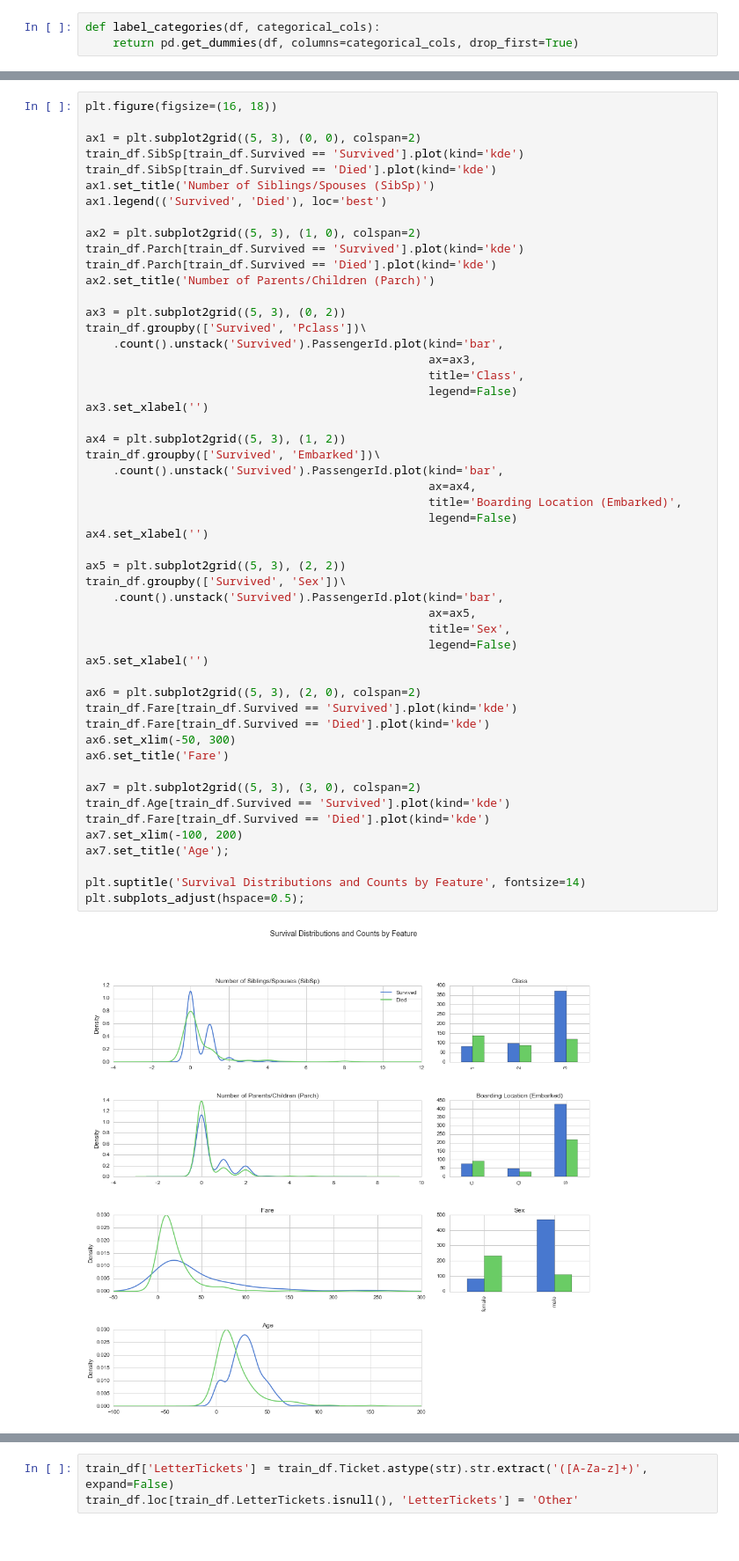
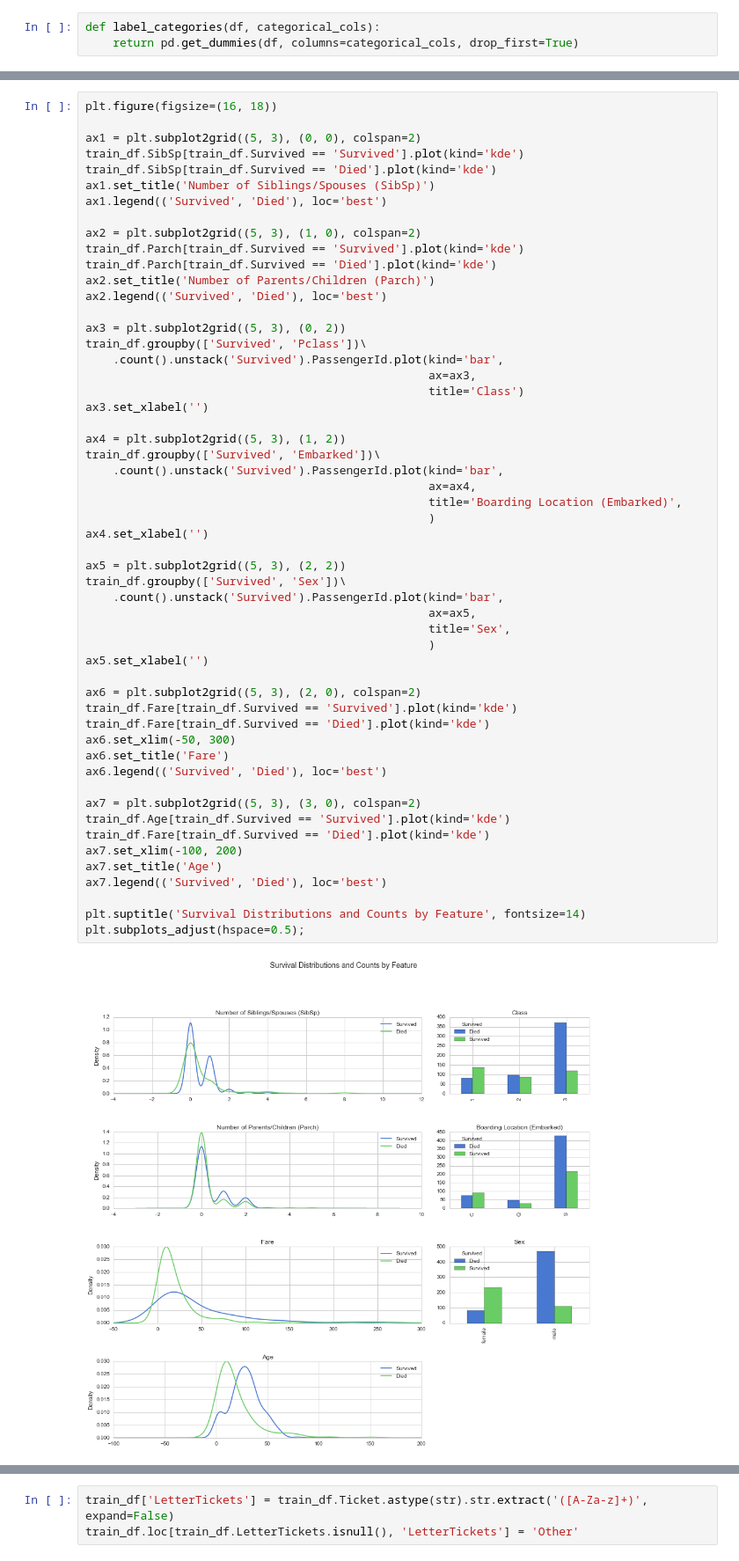
Before and after one commit to bljustice/kaggle, a Jupyter notebook: titanic/titanic_eda.ipynb, the cells around one changed output, grey strips where cells are left out. Shown at 88% size. Cells and saved outputs as stored; diff of their text form.

Commit message:
Added commentary throughout bivariate plots

```diff
--- a/titanic/titanic_eda.ipynb
+++ b/titanic/titanic_eda.ipynb
@@ -172,44 +181,46 @@ ax2 = plt.subplot2grid((5, 3), (1, 0), colspan=2)
 train_df.Parch[train_df.Survived == 'Survived'].plot(kind='kde')
 train_df.Parch[train_df.Survived == 'Died'].plot(kind='kde')
 ax2.set_title('Number of Parents/Children (Parch)')
+ax2.legend(('Survived', 'Died'), loc='best')
 
 ax3 = plt.subplot2grid((5, 3), (0, 2))
 train_df.groupby(['Survived', 'Pclass'])\
     .count().unstack('Survived').PassengerId.plot(kind='bar',
                                                   ax=ax3,
-                                                  title='Class',
-                                                  legend=False)
+                                                  title='Class')
 ax3.set_xlabel('')
 
 ax4 = plt.subplot2grid((5, 3), (1, 2))
 train_df.groupby(['Survived', 'Embarked'])\
     .count().unstack('Survived').PassengerId.plot(kind='bar',
                                                   ax=ax4,
                                                   title='Boarding Location (Embarked)',
-                                                  legend=False)
+                                                  )
 ax4.set_xlabel('')
 
 ax5 = plt.subplot2grid((5, 3), (2, 2))
 train_df.groupby(['Survived', 'Sex'])\
     .count().unstack('Survived').PassengerId.plot(kind='bar',
                                                   ax=ax5,
                                                   title='Sex',
-                                                  legend=False)
+                                                  )
 ax5.set_xlabel('')
 
 ax6 = plt.subplot2grid((5, 3), (2, 0), colspan=2)
 train_df.Fare[train_df.Survived == 'Survived'].plot(kind='kde')
 train_df.Fare[train_df.Survived == 'Died'].plot(kind='kde')
 ax6.set_xlim(-50, 300)
 ax6.set_title('Fare')
+ax6.legend(('Survived', 'Died'), loc='best')
 
 ax7 = plt.subplot2grid((5, 3), (3, 0), colspan=2)
 train_df.Age[train_df.Survived == 'Survived'].plot(kind='kde')
 train_df.Fare[train_df.Survived == 'Died'].plot(kind='kde')
 ax7.set_xlim(-100, 200)
-ax7.set_title('Age');
+ax7.set_title('Age')
+ax7.legend(('Survived', 'Died'), loc='best')
 
 plt.suptitle('Survival Distributions and Counts by Feature', fontsize=14)
 plt.subplots_adjust(hspace=0.5);
 # %% [output]
-[figure, old version]
+[figure, new version]
```
Also changed, not shown: parts of 9 cells of this notebook.
